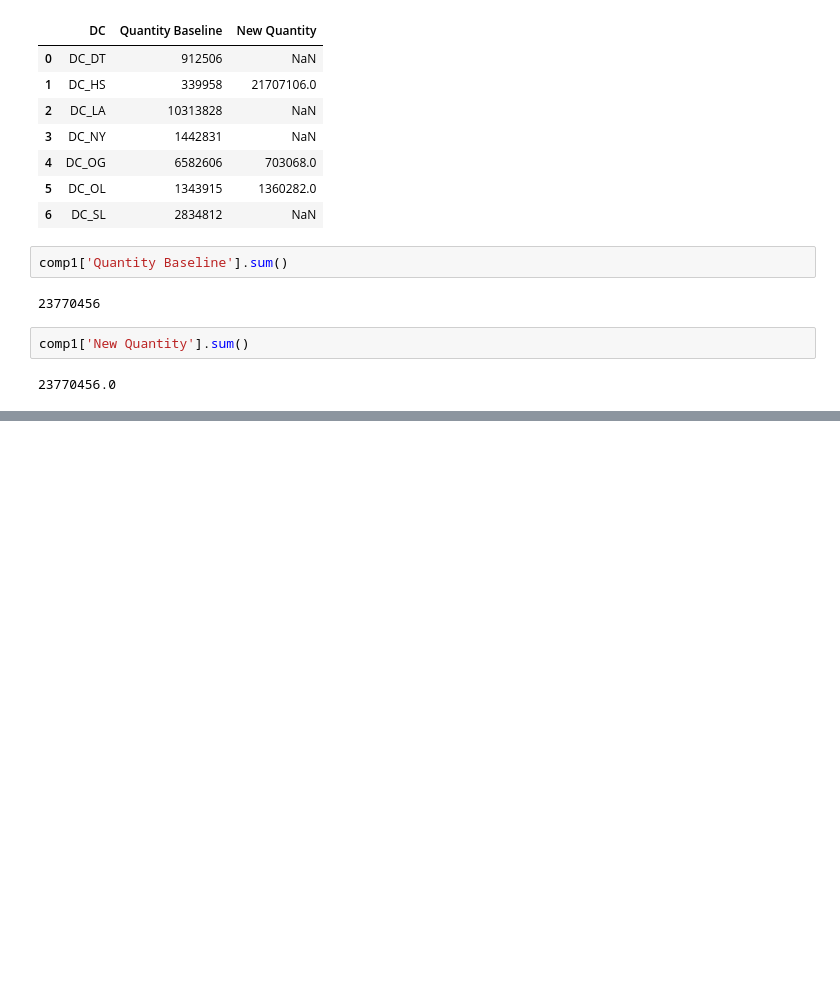
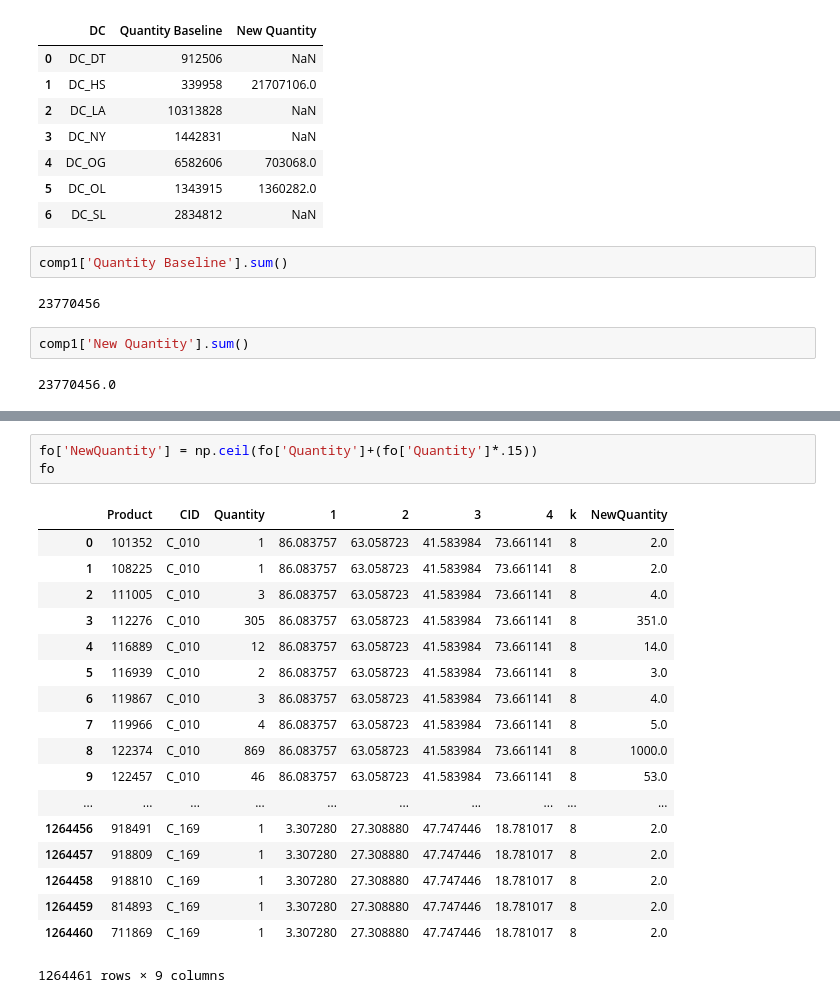
Before and after one commit to pszkilnyk/skittles, a Jupyter notebook: final.ipynb, the cells around one changed output, grey strips where cells are left out. Cells and saved outputs as stored; diff of their text form; blank space fills up the shorter version.

```diff
--- a/final.ipynb
+++ b/final.ipynb
@@ -742,0 +784,22 @@ comp1['New Quantity'].sum()
+# %%
+fo['NewQuantity'] = np.ceil(fo['Quantity']+(fo['Quantity']*.15))
+fo
+# %% [output]
+|  | Product | CID | Quantity | 1 | 2 | 3 | 4 | k | NewQuantity |
+| 0 | 101352 | C_010 | 1 | 86.083757 | 63.058723 | 41.583984 | 73.661141 | 8 | 2.0 |
+| 1 | 108225 | C_010 | 1 | 86.083757 | 63.058723 | 41.583984 | 73.661141 | 8 | 2.0 |
+| 2 | 111005 | C_010 | 3 | 86.083757 | 63.058723 | 41.583984 | 73.661141 | 8 | 4.0 |
+| 3 | 112276 | C_010 | 305 | 86.083757 | 63.058723 | 41.583984 | 73.661141 | 8 | 351.0 |
+| 4 | 116889 | C_010 | 12 | 86.083757 | 63.058723 | 41.583984 | 73.661141 | 8 | 14.0 |
+| 5 | 116939 | C_010 | 2 | 86.083757 | 63.058723 | 41.583984 | 73.661141 | 8 | 3.0 |
+| 6 | 119867 | C_010 | 3 | 86.083757 | 63.058723 | 41.583984 | 73.661141 | 8 | 4.0 |
+| 7 | 119966 | C_010 | 4 | 86.083757 | 63.058723 | 41.583984 | 73.661141 | 8 | 5.0 |
+| 8 | 122374 | C_010 | 869 | 86.083757 | 63.058723 | 41.583984 | 73.661141 | 8 | 1000.0 |
+| 9 | 122457 | C_010 | 46 | 86.083757 | 63.058723 | 41.583984 | 73.661141 | 8 | 53.0 |
+| ... | ... | ... | ... | ... | ... | ... | ... | ... | ... |
+| 1264456 | 918491 | C_169 | 1 | 3.307280 | 27.308880 | 47.747446 | 18.781017 | 8 | 2.0 |
+| 1264457 | 918809 | C_169 | 1 | 3.307280 | 27.308880 | 47.747446 | 18.781017 | 8 | 2.0 |
+| 1264458 | 918810 | C_169 | 1 | 3.307280 | 27.308880 | 47.747446 | 18.781017 | 8 | 2.0 |
+| 1264459 | 814893 | C_169 | 1 | 3.307280 | 27.308880 | 47.747446 | 18.781017 | 8 | 2.0 |
+| 1264460 | 711869 | C_169 | 1 | 3.307280 | 27.308880 | 47.747446 | 18.781017 | 8 | 2.0 |
+1264461 rows × 9 columns
```
Also changed, not shown: parts of 9 cells of this notebook.
